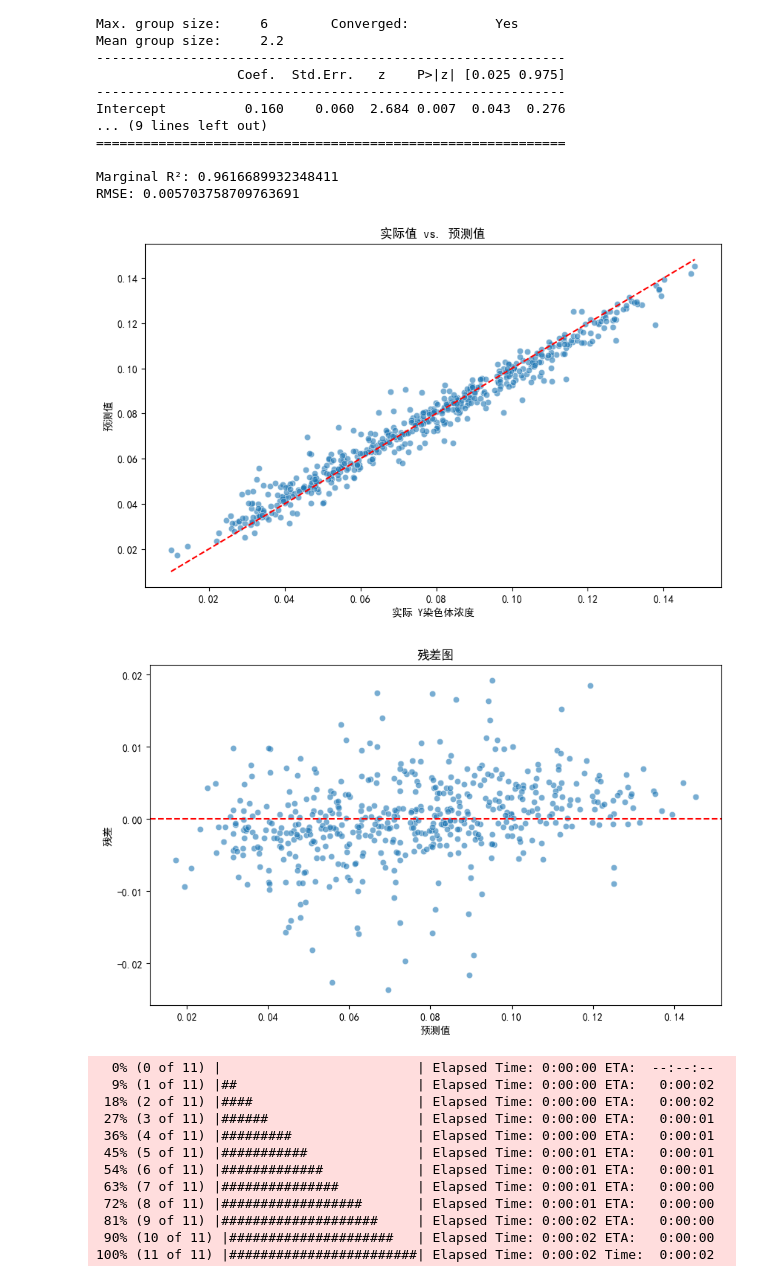
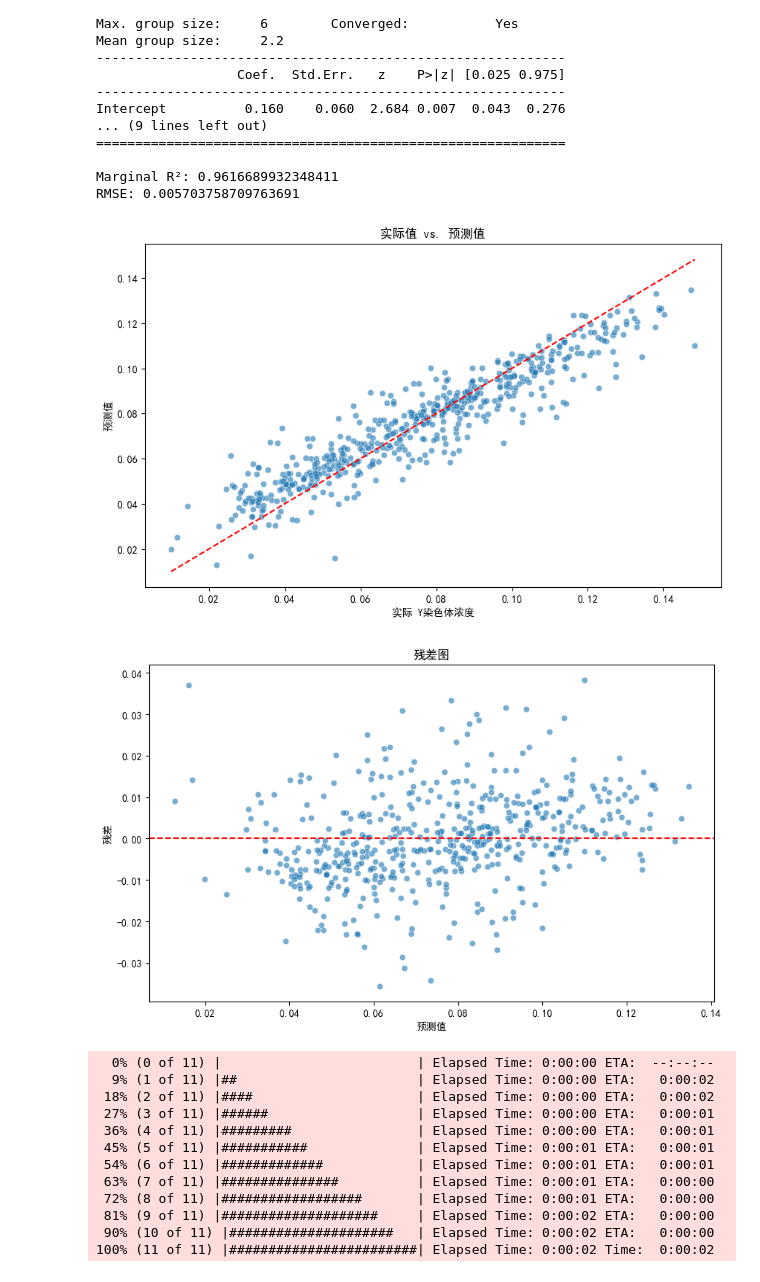
Before and after one commit to Ivesxia/MCM, a Jupyter notebook: data_manage/question1/mixture.ipynb, the cells around one changed output. Saved outputs shown, nothing was run; the diff lists cells and outputs as text; code cells hidden in the pictures.

```diff
--- a/data_manage/question1/mixture.ipynb
+++ b/data_manage/question1/mixture.ipynb
@@ -239,33 +239,33 @@ RMSE: 0.005703758709763691
 # %%
 import numpy as np
 import pandas as pd
 import matplotlib.pyplot as plt
 import seaborn as sns
 
-df["预测值"] = result3.fittedvalues
+df["预测值"] = result2.fittedvalues
 df["残差"] = df["Y染色体浓度"] - df["预测值"]  # 残差 = 实际值 - 预测值
 
 plt.figure(figsize=(10, 6))
 sns.scatterplot(data=df, x="Y染色体浓度", y="预测值", alpha=0.6)
 plt.plot([df["Y染色体浓度"].min(), df["Y染色体浓度"].max()],
          [df["Y染色体浓度"].min(), df["Y染色体浓度"].max()],
          'r--')  # 45度对角线
 plt.title("实际值 vs. 预测值")
 plt.xlabel("实际 Y染色体浓度")
 plt.ylabel("预测值")
 plt.show()
 
 # 可视化 2：残差图(图)
 plt.figure(figsize=(10, 6))
 sns.scatterplot(data=df, x="预测值", y="残差", alpha=0.6)
 plt.axhline(0, color='r', linestyle='--')  # 中心线
 plt.title("残差图")
 plt.xlabel("预测值")
 plt.ylabel("残差")
 plt.show()
 # %% [output]
-[figure, old version]
+[figure, new version]
-[figure, old version]
+[figure, new version]
 # %%
 import statsmodels.formula.api as smf
 import numpy as np
```
